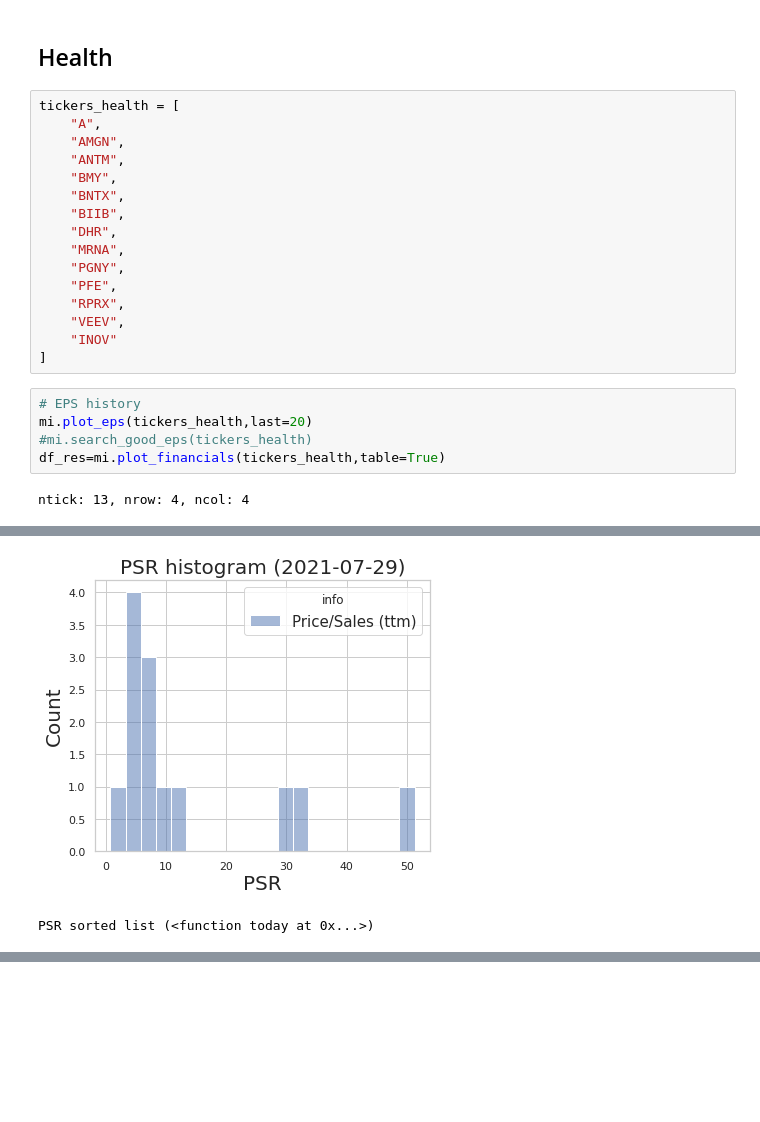
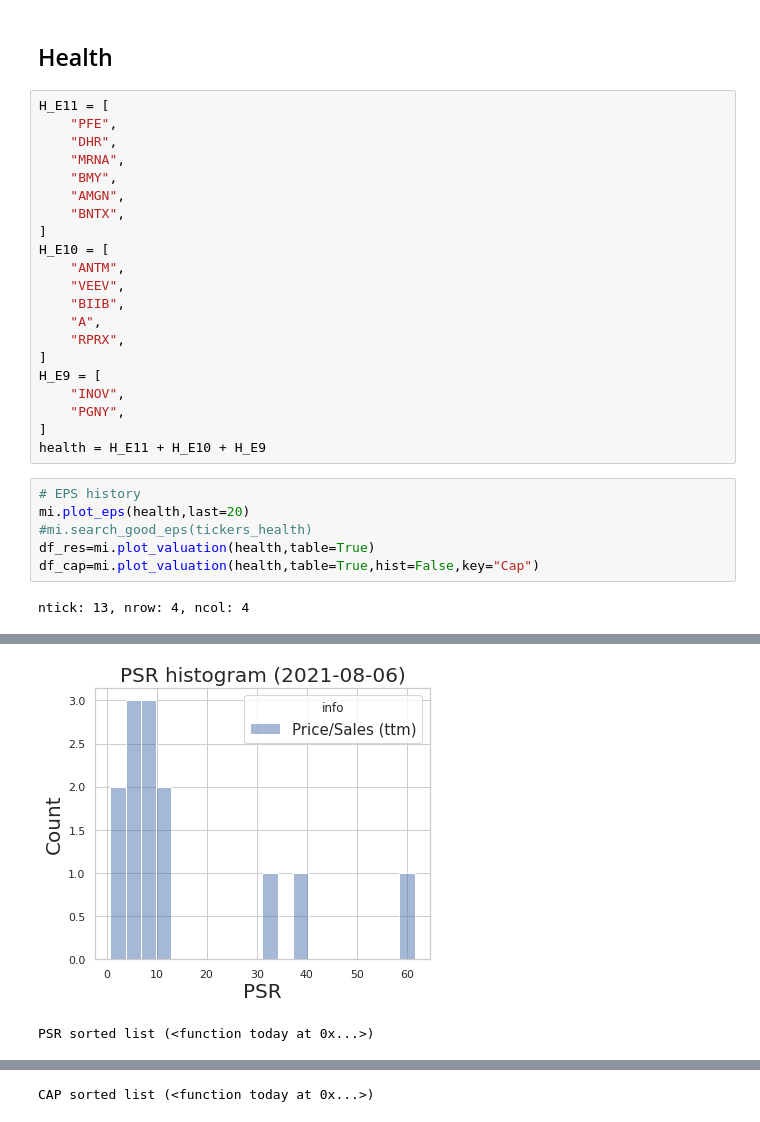
Before and after one commit to jnishii/stock-analysis, a Jupyter notebook: yahoo_fin/EPS-analysis.ipynb, the cells around one changed output, grey strips where cells are left out. Cells and saved outputs as stored; diff of their text form; blank space fills up the shorter version.

```diff
--- a/yahoo_fin/EPS-analysis.ipynb
+++ b/yahoo_fin/EPS-analysis.ipynb
@@ -136,25 +140,31 @@ Tickers list of which beat ratio >= 80% within last 200 quarters
 # %% [markdown]
 ## Health
 # %%
-tickers_health = [
-    "A",
-    "AMGN",
-    "ANTM",
-    "BMY",
-    "BNTX",
-    "BIIB",
+H_E11 = [
+    "PFE",
     "DHR",
     "MRNA",
+    "BMY",
+    "AMGN",
+    "BNTX",
+]
+H_E10 = [
+    "ANTM",
+    "VEEV",
+    "BIIB",
+    "A",
+    "RPRX",
+]
+H_E9 = [
+    "INOV",
     "PGNY",
-    "PFE",
-    "RPRX",
-    "VEEV",
-    "INOV"
 ]
+health = H_E11 + H_E10 + H_E9
 # %%
 # EPS history
-mi.plot_eps(tickers_health,last=20)
+mi.plot_eps(health,last=20)
 #mi.search_good_eps(tickers_health)
-df_res=mi.plot_financials(tickers_health,table=True)
+df_res=mi.plot_valuation(health,table=True)
+df_cap=mi.plot_valuation(health,table=True,hist=False,key="Cap")
 # %% [output]
 ntick: 13, nrow: 4, ncol: 4
@@ -162,4 +172,4 @@ ntick: 13, nrow: 4, ncol: 4
-[figure, old version]
+[figure, new version]
 PSR sorted list (<function today at 0x...>)
 | info | Market Cap | Previous Close | 1y Target Est | Price/Sales (ttm) | PE Ratio (TTM) | Price/Book (mrq) | ... |
 | Ticker |  |  |  |  |  |  | ... |
@@ -178,0 +189 @@ PSR sorted list (<function today at 0x...>)
+CAP sorted list (<function today at 0x...>)
```
Also changed, not shown: parts of 6 cells of this notebook, 2 other files.
